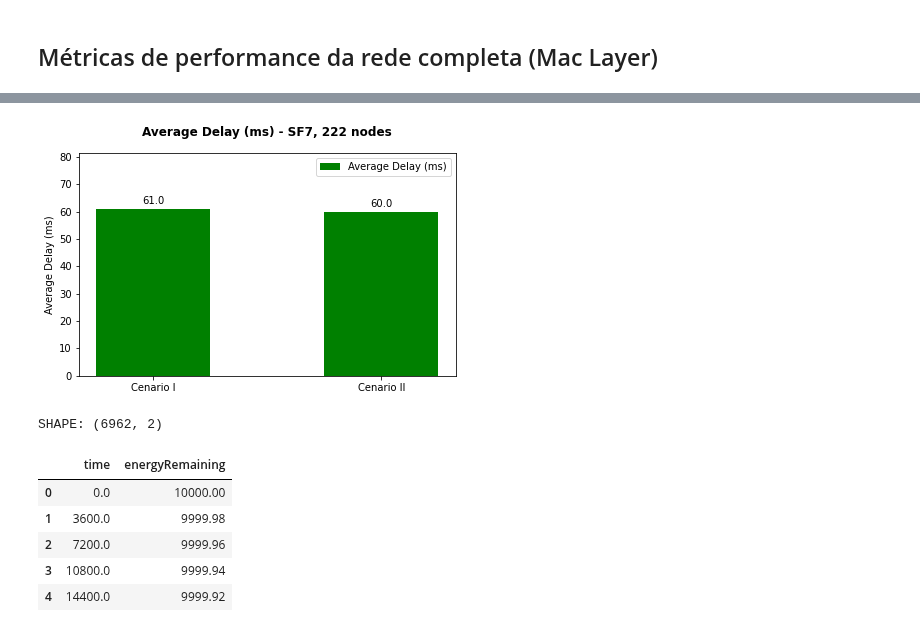
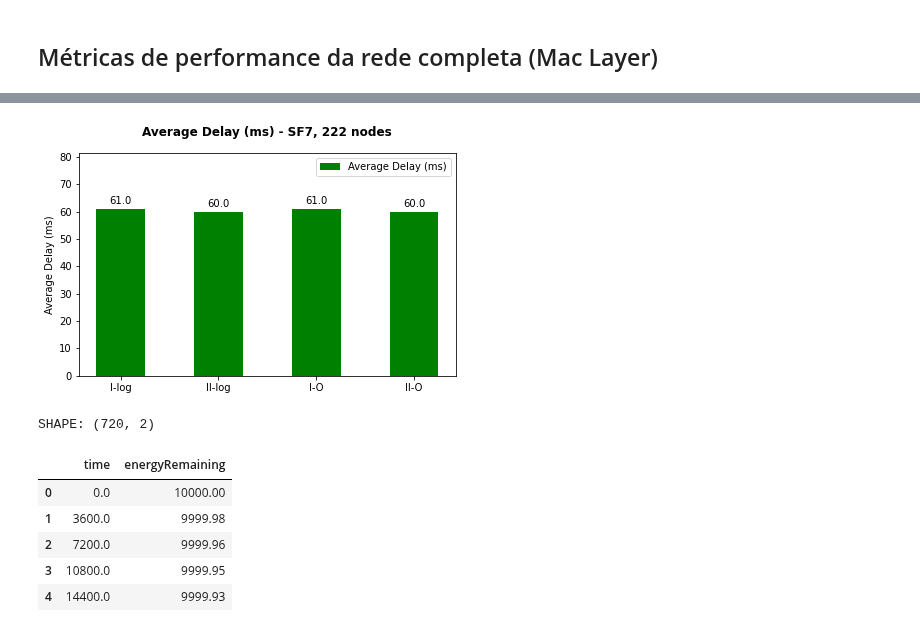
Before and after one commit to wasp-lahis/ns3-bmap, a Jupyter notebook: NS3/lorawan-metricas-exp/analyse_results/unicamp_scenario_analisys.ipynb, the cells around one changed output, grey strips where cells are left out. Cells and saved outputs as stored; diff of their text form; code cells hidden in the pictures.

Commit message:
update simulations descriptions

```diff
--- a/NS3/lorawan-metricas-exp/analyse_results/unicamp_scenario_analisys.ipynb
+++ b/NS3/lorawan-metricas-exp/analyse_results/unicamp_scenario_analisys.ipynb
@@ -572,11 +619,11 @@ SHAPE: (10, 6)
 # %%
-# remove outliers
-net_0_df = net_0_df.iloc[1:].head()
+#REMOVE OUTLIERS
+net_2_df = net_2_df.iloc[1:].head()
 # %%
 # labels = ['1 ano', '30d - 30min', '30d -10min']
-labels = ['Cenario I', 'Cenario II']
+labels = ['I-log', 'II-log', 'I-O', 'II-O']
 
-pdr = [net_0_df['PDR'].mean(), net_1_df['PDR'].mean()]
+pdr = [net_0_df['PDR'].mean(), net_1_df['PDR'].mean(), net_2_df['PDR'].mean(), net_3_df['PDR'].mean()]
 
 x = np.arange(len(labels))  # the label locations
 width = 0.5  # the width of the bars
@@ -620,10 +665,11 @@ fig.savefig('mac_performance.png',bbox_inches='tight')
 # %%
-# ----- Open Datasets - Camada MAC
+# ----- Open Datasets - Camada Delay
 
 file = "delay_results.txt"
-path_cenario_0 = current_path + "/simulations/04/" + file
-path_cenario_1 = current_path + "/simulations/05/" + file
-# path_cenario_2 = current_path + "/simulations/02/" + file
+path_cenario_0 = current_path + "/simulations/04-log/" + file
+path_cenario_1 = current_path + "/simulations/05-log/" + file
+path_cenario_2 = current_path + "/simulations/04/" + file
+path_cenario_3 = current_path + "/simulations/05/" + file
 
 delay_0_df = pd.read_csv(path_cenario_0, header=None)
 # Average delay (ms),  Average delay (ns) per SF, soma dos Delays per SF (ns):
@@ -636,8 +682,12 @@ delay_1_df.columns = ["sent", "receive", "average_delay_s", "average_delay_ns",
 print("SHAPE:", delay_1_df.shape)
 # delay_1_df.head()
 
-# delay_2_df = pd.read_csv(path_cenario_2, header=None)
-# delay_2_df.columns = ["sent", "receive", "average_delay_s", "average_delay_ns", "delay_p_sf_ns"]
-# print("SHAPE:", delay_2_df.shape)
+delay_2_df = pd.read_csv(path_cenario_2, header=None)
+delay_2_df.columns = ["sent", "receive", "average_delay_s", "average_delay_ns", "delay_p_sf_ns"]
+print("SHAPE:", delay_2_df.shape)
 # delay_2_df.head()
+
+delay_3_df = pd.read_csv(path_cenario_3, header=None)
+delay_3_df.columns = ["sent", "receive", "average_delay_s", "average_delay_ns", "delay_p_sf_ns"]
+print("SHAPE:", delay_3_df.shape)
 # %% [output]
@@ -658,8 +710,10 @@ net_0_df.head()
 # %%
 # labels = ['11 bytes', '51 bytes', '222 bytes']
-labels = ['Cenario I', 'Cenario II']
+# labels = ['Cenario I', 'Cenario II']
+labels = ['I-log', 'II-log', 'I-O', 'II-O']
 
-delay = [delay_0_df['average_delay_s'].mean(), delay_1_df['average_delay_s'].mean()]
+delay = [delay_0_df['average_delay_s'].mean(), delay_1_df['average_delay_s'].mean(),
+         delay_2_df['average_delay_s'].mean(), delay_3_df['average_delay_s'].mean()]
 
 x = np.arange(len(labels))  # the label locations
 width = 0.5  # the width of the bars
@@ -669,41 +723,42 @@ rects1 = ax.bar(x, delay, width, label='Average Delay (ms)', color='green')
 
 
 # Add some text for labels, title and custom x-axis tick labels, etc.
 ax.set_ylabel('Average Delay (ms)')
 ax.set_title('Average Delay (ms) - SF7, 222 nodes', fontweight='bold', fontsize=12, y=1.05)
 ax.set_xticks(x)
 ax.set_xticklabels(labels)
 ax.set_ylim([0, max(delay) + max(delay)/3])
 ax.legend()
 
 
 def autolabel(rects):
     """Attach a text label above each bar in *rects*, displaying its height."""
     for rect in rects:
         height = rect.get_height()
         ax.annotate('{}'.format(round(height,4)),
                     xy=(rect.get_x() + rect.get_width() / 2, height),
                     xytext=(0, 3),  # 3 points vertical offset
                     textcoords="offset points",
                     ha='center', va='bottom')
 
 
 autolabel(rects1)
 
 
 fig.tight_layout()
 
 plt.show()
 fig.savefig('delay_performance.png',bbox_inches='tight')
 # %% [output]
-[figure, old version]
+[figure, new version]
 # %%
 # ----- Open Datasets - Consumo
 
 file = "energy_results.txt"
-path_cenario_1 = current_path + "/simulations/04/" + file
-path_cenario_2 = current_path + "/simulations/05/" + file
-# path_cenario_3 = current_path + "/simulations/03/" + file
+path_cenario_1 = current_path + "/simulations/04-log/" + file
+path_cenario_2 = current_path + "/simulations/05-log/" + file
+path_cenario_3 = current_path + "/simulations/04/" + file
+path_cenario_4 = current_path + "/simulations/05/" + file
 
 energy_df_1 = pd.read_csv(path_cenario_1, header=None)
 energy_df_1.columns = ["time", "energyRemaining"]
@@ -711,19 +766,26 @@ energy_df_1.columns = ["time", "energyRemaining"]
 energy_df_2 = pd.read_csv(path_cenario_2, header=None)
 energy_df_2.columns = ["time", "energyRemaining"]
 
-# energy_df_3 = pd.read_csv(path_cenario_3, header=None)
-# energy_df_3.columns = ["time", "energyRemaining"]
+energy_df_3 = pd.read_csv(path_cenario_3, header=None)
+energy_df_3.columns = ["time", "energyRemaining"]
 
+energy_df_4 = pd.read_csv(path_cenario_4, header=None)
+energy_df_4.columns = ["time", "energyRemaining"]
+
+energy_df_1 = energy_df_1.iloc[0:720]
+energy_df_2 = energy_df_2.iloc[0:720]
+energy_df_3 = energy_df_3.iloc[0:720]
+energy_df_4 = energy_df_4.iloc[0:720]
 print("\nSHAPE:", energy_df_1.shape)
 energy_df_1.head()
 # %% [output]
-SHAPE: (6962, 2)
+SHAPE: (720, 2)
 |  | time | energyRemaining |
 | 0 | 0.0 | 10000.00 |
 | 1 | 3600.0 | 9999.98 |
 | 2 | 7200.0 | 9999.96 |
-| 3 | 10800.0 | 9999.94 |
-| 4 | 14400.0 | 9999.92 |
+| 3 | 10800.0 | 9999.95 |
+| 4 | 14400.0 | 9999.93 |
 # %%
 # tempo para hora
 energy_df_1['time_h'] = energy_df_1['time'] / 3600.0
```
Also changed, not shown: parts of 32 cells of this notebook, 13 other files.
